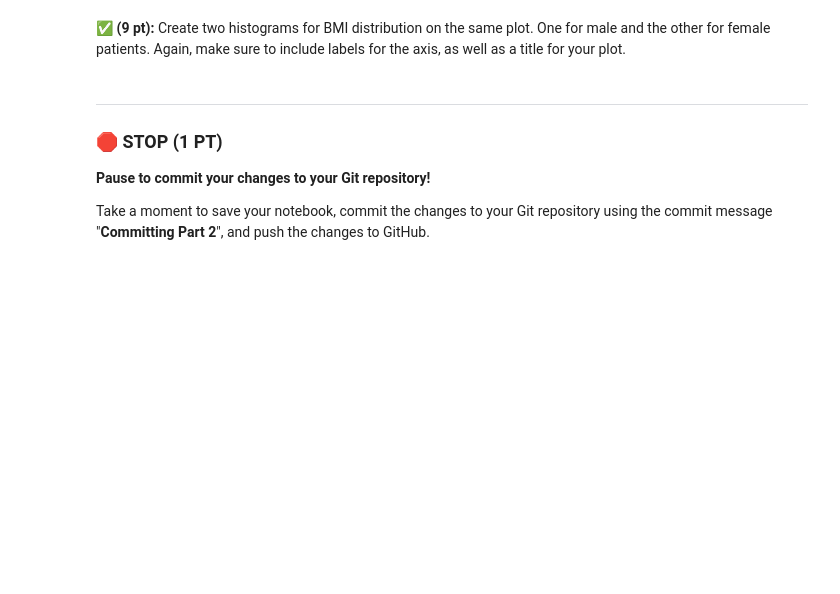
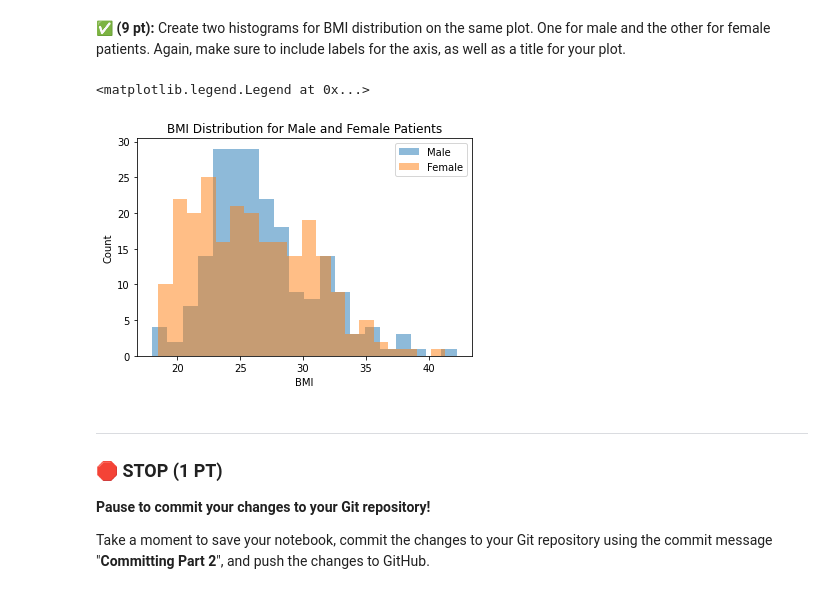
Before and after one commit to LucasReath/cmse202-s23-turnin, a Jupyter notebook: CMSE202-Midterm-Sect001_TF_Mods-LucasReath.ipynb, the cells around one changed output. Drawn from its saved outputs; the diff is of its cells as text; code cells hidden in the pictures; blank space fills up the shorter version.

```diff
--- a/CMSE202-Midterm-Sect001_TF_Mods-LucasReath.ipynb
+++ b/CMSE202-Midterm-Sect001_TF_Mods-LucasReath.ipynb
@@ -89,3 +144,18 @@ mkdir midterm
+# %%
+## put your code here
+male_df = df[df['SEX'] == 2]
+female_df = df[df['SEX'] == 1]
+
+plt.hist(male_df['BMI'], alpha = 0.5, bins=20, label='Male')
+plt.hist(female_df['BMI'], alpha = 0.5, bins=20, label='Female')
+
+plt.xlabel('BMI')
+plt.ylabel('Count')
+plt.title('BMI Distribution for Male and Female Patients')
+plt.legend()
+# %% [output]
+<matplotlib.legend.Legend at 0x...>
+[figure, added]
 # %% [markdown]
 ---
 ### &#128721; STOP (1 PT)
```
Also changed, not shown: parts of 11 cells of this notebook.
